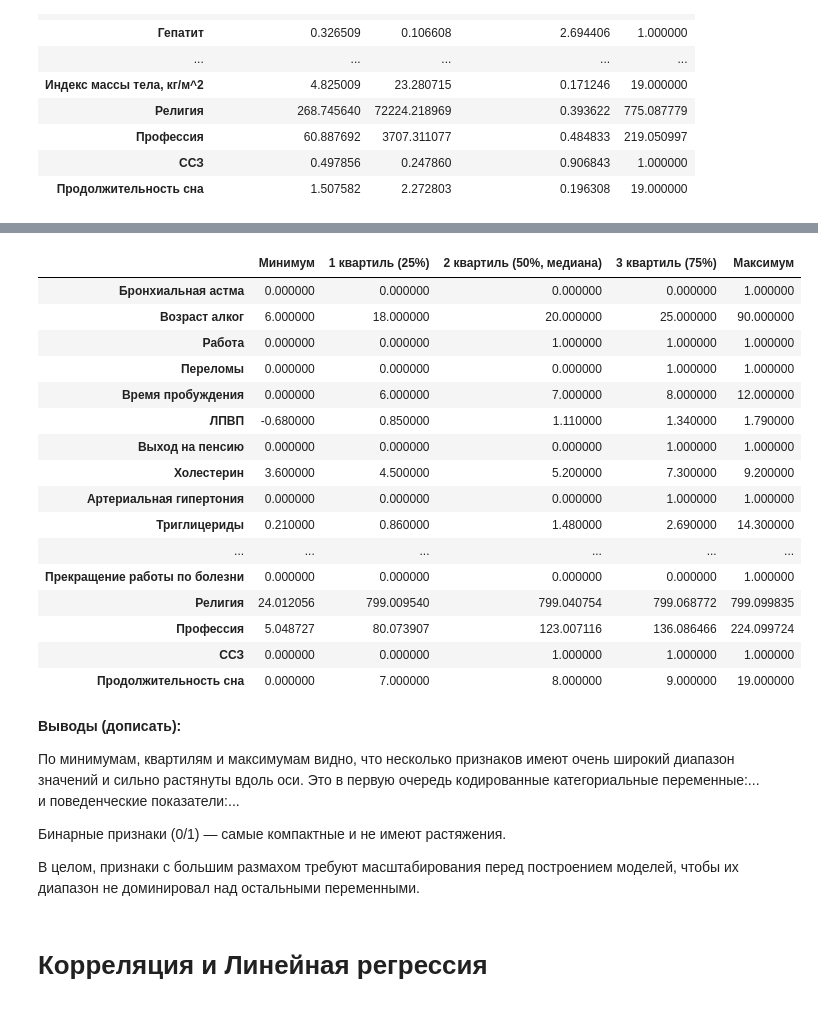
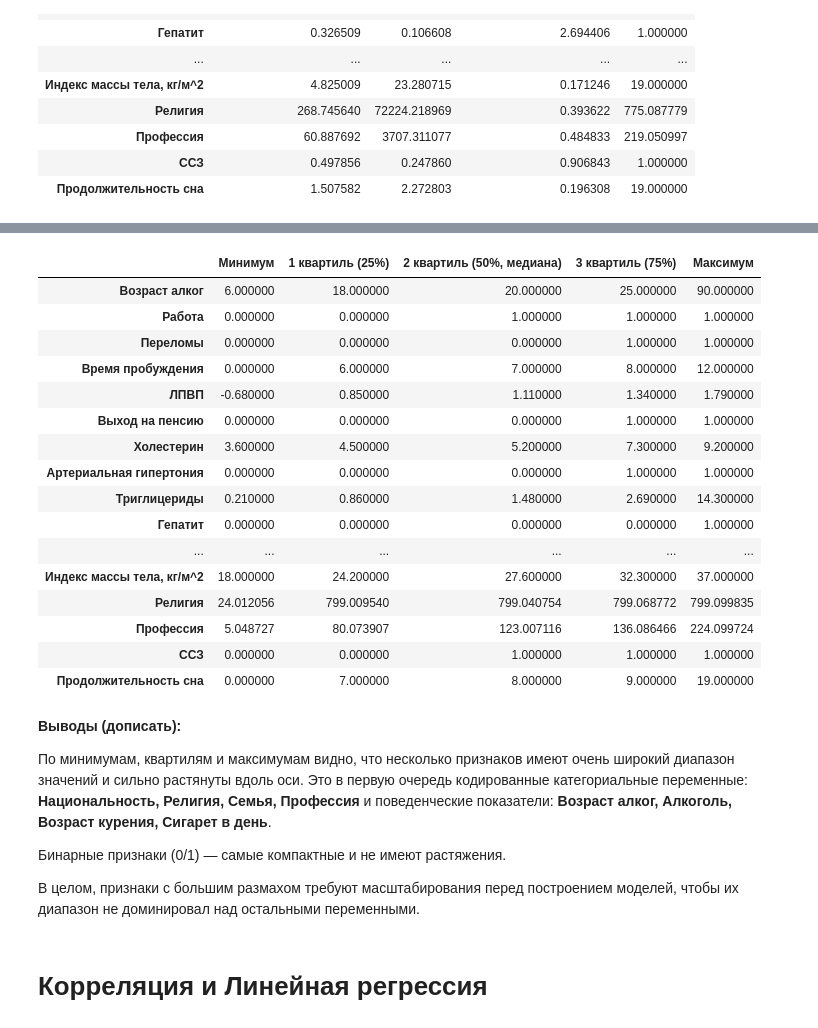
Before and after one commit to AlexLeoShin/SeminarGit, a Jupyter notebook: Практики_1_2_статистика_исходник.ipynb, the cells around one changed output, grey strips where cells are left out. Cells and saved outputs as stored; diff of their text form; code cells hidden in the pictures.

```diff
--- a/Практики_1_2_статистика_исходник.ipynb
+++ b/Практики_1_2_статистика_исходник.ipynb
@@ -179,22 +231,21 @@ dispersion_summary
 # %%
 min_vals = df.min(numeric_only=True)
-max_vals = df.(numeric_only=True) # допишите код
+max_vals = df.max(numeric_only=True)
 q1_vals = df.quantile(0.25, numeric_only=True)
-q2_vals = df.(0.5, numeric_only=True) # допишите код
-q3_vals = df.(0.75, numeric_only=True)# допишите код
+q2_vals = df.quantile(0.5, numeric_only=True)
+q3_vals = df.quantile(0.75, numeric_only=True)
 
 position_summary = pd.DataFrame({
     "Минимум": min_vals,
-    "1 квартиль (25%)": , # допишите код
+    "1 квартиль (25%)": q1_vals,
     "2 квартиль (50%, медиана)": q2_vals,
-    "3 квартиль (75%)": , # допишите код
+    "3 квартиль (75%)": q3_vals,
     "Максимум": max_vals
 })
 
 position_summary
 # %% [output]
 |  | Минимум | 1 квартиль (25%) | 2 квартиль (50%, медиана) | 3 квартиль (75%) | Максимум |
-| Бронхиальная астма | 0.000000 | 0.000000 | 0.000000 | 0.000000 | 1.000000 |
 | Возраст алког | 6.000000 | 18.000000 | 20.000000 | 25.000000 | 90.000000 |
 | Работа | 0.000000 | 0.000000 | 1.000000 | 1.000000 | 1.000000 |
 | Переломы | 0.000000 | 0.000000 | 0.000000 | 1.000000 | 1.000000 |
@@ -204,8 +255,9 @@ position_summary
 | Холестерин | 3.600000 | 4.500000 | 5.200000 | 7.300000 | 9.200000 |
 | Артериальная гипертония | 0.000000 | 0.000000 | 0.000000 | 1.000000 | 1.000000 |
 | Триглицериды | 0.210000 | 0.860000 | 1.480000 | 2.690000 | 14.300000 |
+| Гепатит | 0.000000 | 0.000000 | 0.000000 | 0.000000 | 1.000000 |
 | ... | ... | ... | ... | ... | ... |
-| Прекращение работы по болезни | 0.000000 | 0.000000 | 0.000000 | 0.000000 | 1.000000 |
+| Индекс массы тела, кг/м^2 | 18.000000 | 24.200000 | 27.600000 | 32.300000 | 37.000000 |
 | Религия | 24.012056 | 799.009540 | 799.040754 | 799.068772 | 799.099835 |
 | Профессия | 5.048727 | 80.073907 | 123.007116 | 136.086466 | 224.099724 |
 | ССЗ | 0.000000 | 0.000000 | 1.000000 | 1.000000 | 1.000000 |
@@ -213,7 +265,7 @@ position_summary
 # %% [markdown]
 **Выводы (дописать):**
 
-По минимумам, квартилям и максимумам видно, что несколько признаков имеют очень широкий диапазон значений и сильно растянуты вдоль оси. Это в первую очередь кодированные категориальные переменные:... и поведенческие показатели:...
+По минимумам, квартилям и максимумам видно, что несколько признаков имеют очень широкий диапазон значений и сильно растянуты вдоль оси. Это в первую очередь кодированные категориальные переменные: **Национальность, Религия, Семья, Профессия** и поведенческие показатели: **Возраст алког, Алкоголь, Возраст курения, Сигарет в день**.
 
 Бинарные признаки (0/1) — самые компактные и не имеют растяжения.
 
```
Also changed, not shown: parts of 29 cells of this notebook.
